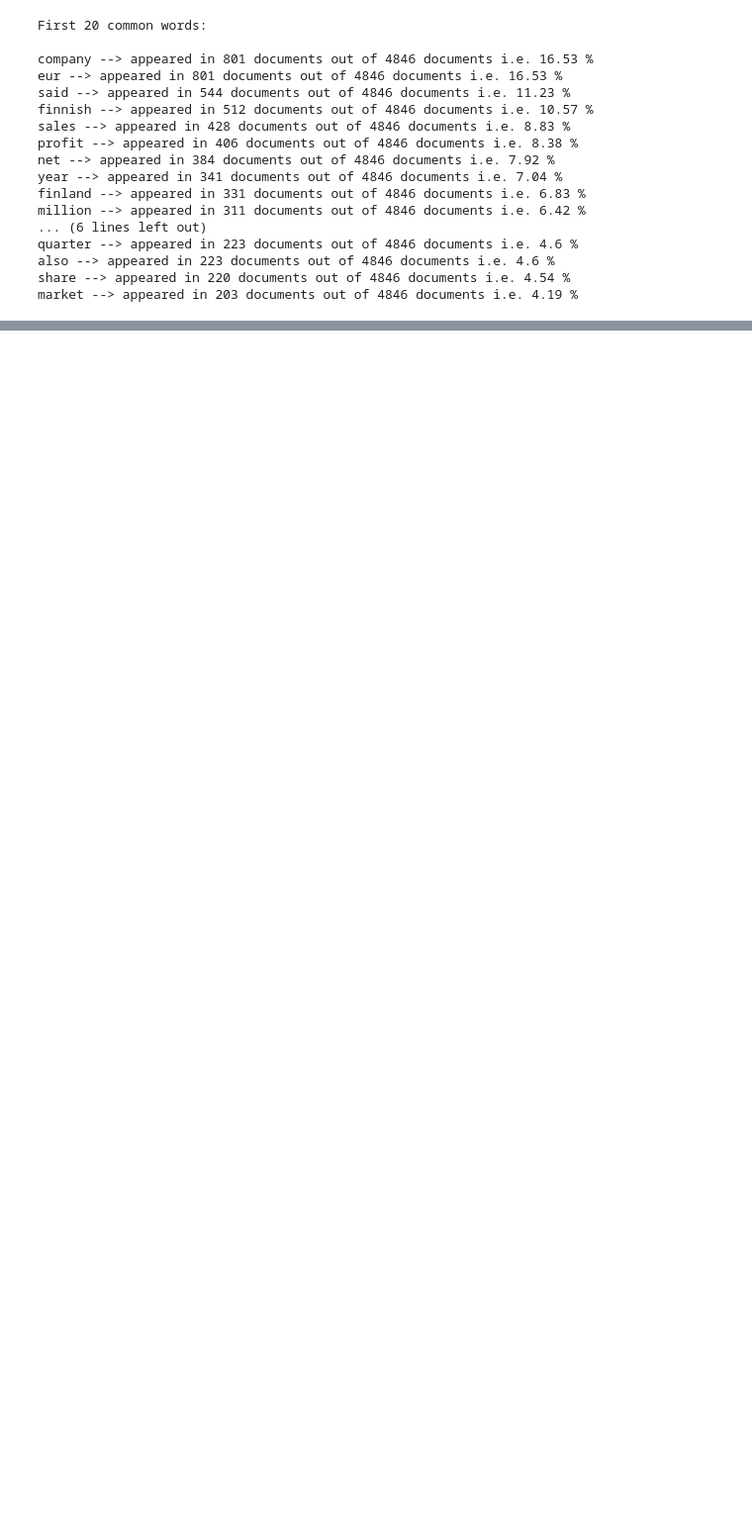
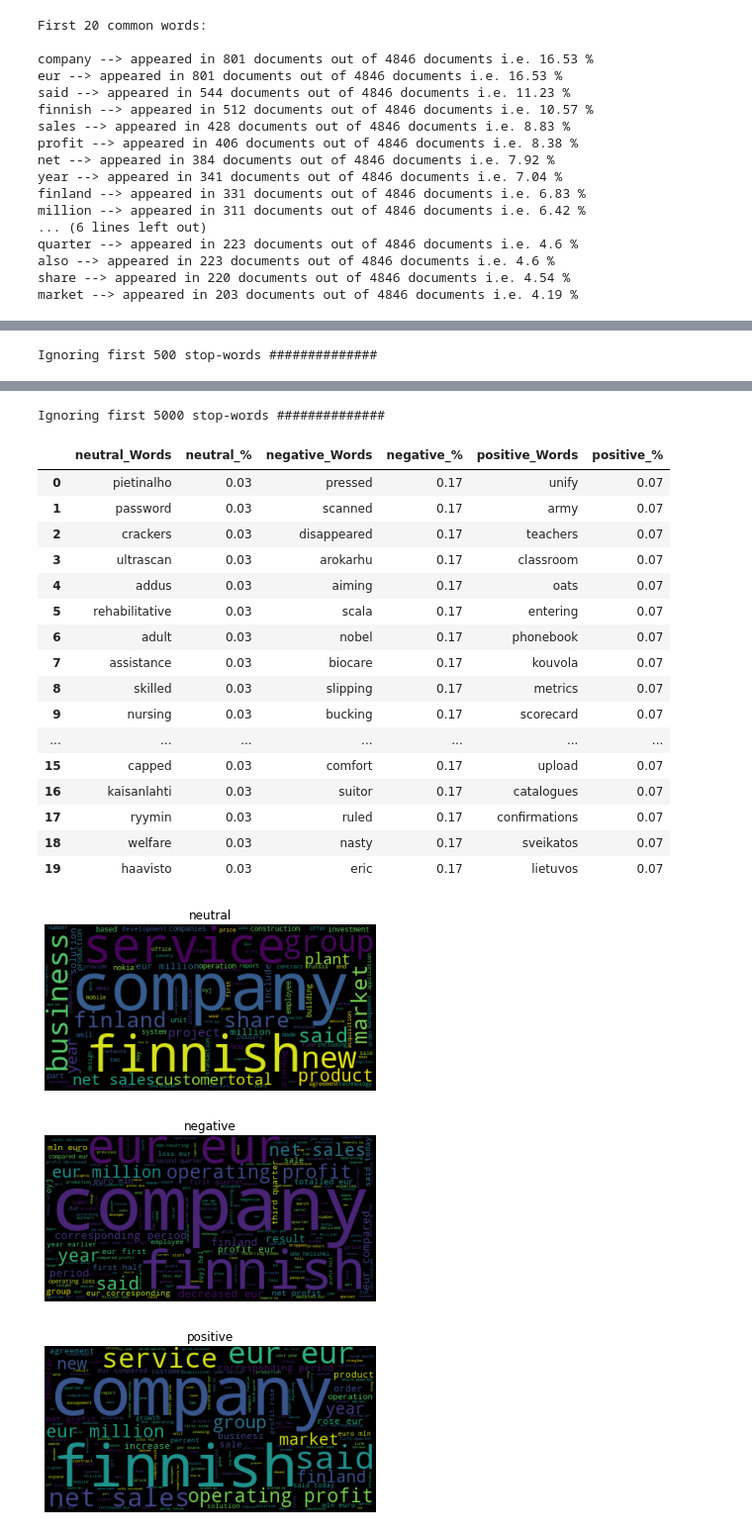
Before and after one commit to isaaccs/sentiment-analysis-for-financial-news, a Jupyter notebook: sentiment_analysis_for_financial_news.ipynb, the cells around one changed output, grey strips where cells are left out. Shown at 99% size. Drawn from its saved outputs; the diff is of its cells as text; code cells hidden in the pictures; blank space fills up the shorter version.

```diff
--- a/sentiment_analysis_for_financial_news.ipynb
+++ b/sentiment_analysis_for_financial_news.ipynb
@@ -208,3 +197,6 @@ def stat_des_text(data,col,text,word,wordcloud=True):
           tag_specific_words[tag+'_%'] = percent
       display(tag_specific_words)
       print('\n\n')
+# %%
+stat_des_text(data_bis,'sentiment','text','Tokens')
+# %% [output]
@@ -210,0 +238 @@ def stat_des_text(data,col,text,word,wordcloud=True):
+Ignoring first 500 stop-words ##############
@@ -210,0 +256,21 @@ def stat_des_text(data,col,text,word,wordcloud=True):
+Ignoring first 5000 stop-words ##############
+|  | neutral_Words | neutral_% | negative_Words | negative_% | positive_Words | positive_% |
+| 0 | pietinalho | 0.03 | pressed | 0.17 | unify | 0.07 |
+| 1 | password | 0.03 | scanned | 0.17 | army | 0.07 |
+| 2 | crackers | 0.03 | disappeared | 0.17 | teachers | 0.07 |
+| 3 | ultrascan | 0.03 | arokarhu | 0.17 | classroom | 0.07 |
+| 4 | addus | 0.03 | aiming | 0.17 | oats | 0.07 |
+| 5 | rehabilitative | 0.03 | scala | 0.17 | entering | 0.07 |
+| 6 | adult | 0.03 | nobel | 0.17 | phonebook | 0.07 |
+| 7 | assistance | 0.03 | biocare | 0.17 | kouvola | 0.07 |
+| 8 | skilled | 0.03 | slipping | 0.17 | metrics | 0.07 |
+| 9 | nursing | 0.03 | bucking | 0.17 | scorecard | 0.07 |
+| ... | ... | ... | ... | ... | ... | ... |
+| 15 | capped | 0.03 | comfort | 0.17 | upload | 0.07 |
+| 16 | kaisanlahti | 0.03 | suitor | 0.17 | catalogues | 0.07 |
+| 17 | ryymin | 0.03 | ruled | 0.17 | confirmations | 0.07 |
+| 18 | welfare | 0.03 | nasty | 0.17 | sveikatos | 0.07 |
+| 19 | haavisto | 0.03 | eric | 0.17 | lietuvos | 0.07 |
+[figure, added]
+[figure, added]
+[figure, added]
```
Also changed, not shown: parts of 11 cells of this notebook.
